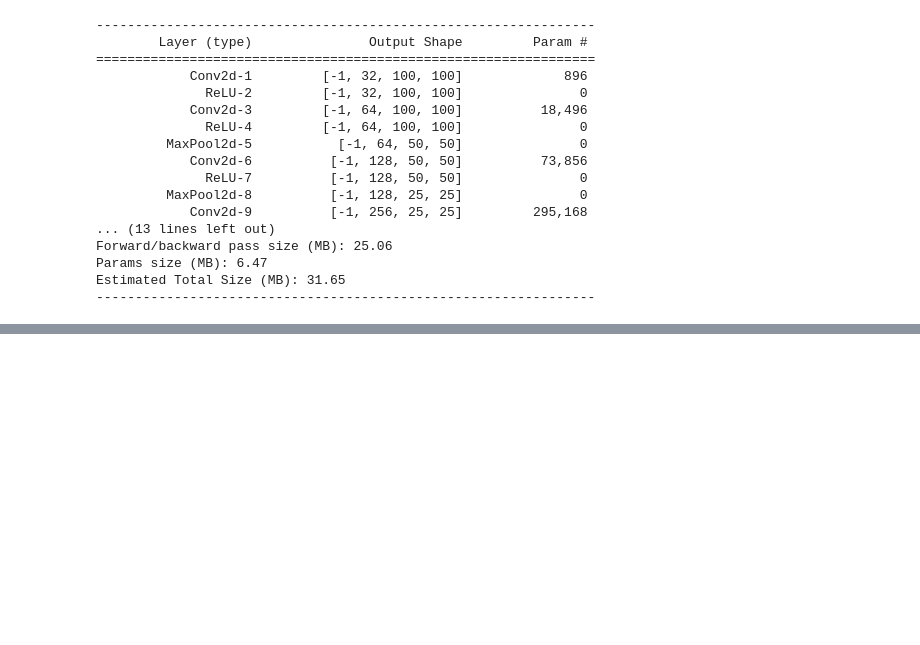
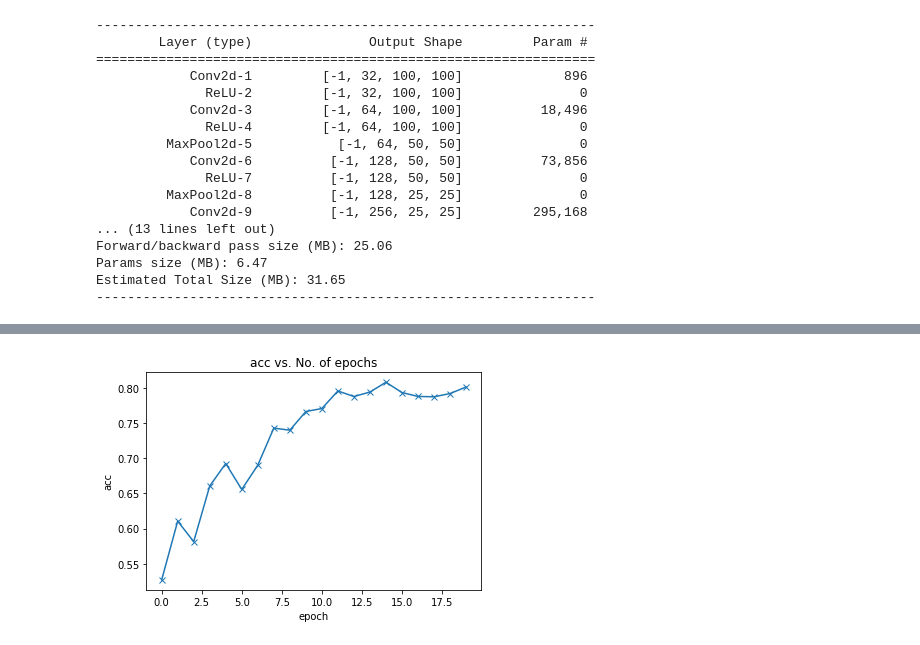
Before and after one commit to MinMat/image-classification-cd, a Jupyter notebook: notebooks/img_classification.ipynb, the cells around one changed output, grey strips where cells are left out. Drawn from its saved outputs; the diff is of its cells as text; code cells hidden in the pictures; blank space fills up the shorter version.

```diff
--- a/notebooks/img_classification.ipynb
+++ b/notebooks/img_classification.ipynb
@@ -293,0 +325,12 @@ OSError: [Errno 12] Cannot allocate memory
+# %%
+def plot_scores(history):
+#     scores = [x['val_score'] for x in history]
+    acc = [x['val_acc'] for x in history]
+    plt.plot(acc, '-x')
+    plt.xlabel('epoch')
+    plt.ylabel('acc')
+    plt.title('acc vs. No. of epochs');
+# %%
+plot_scores(history)
+# %% [output]
+[figure, added]
```
Also changed, not shown: parts of 11 cells of this notebook.
